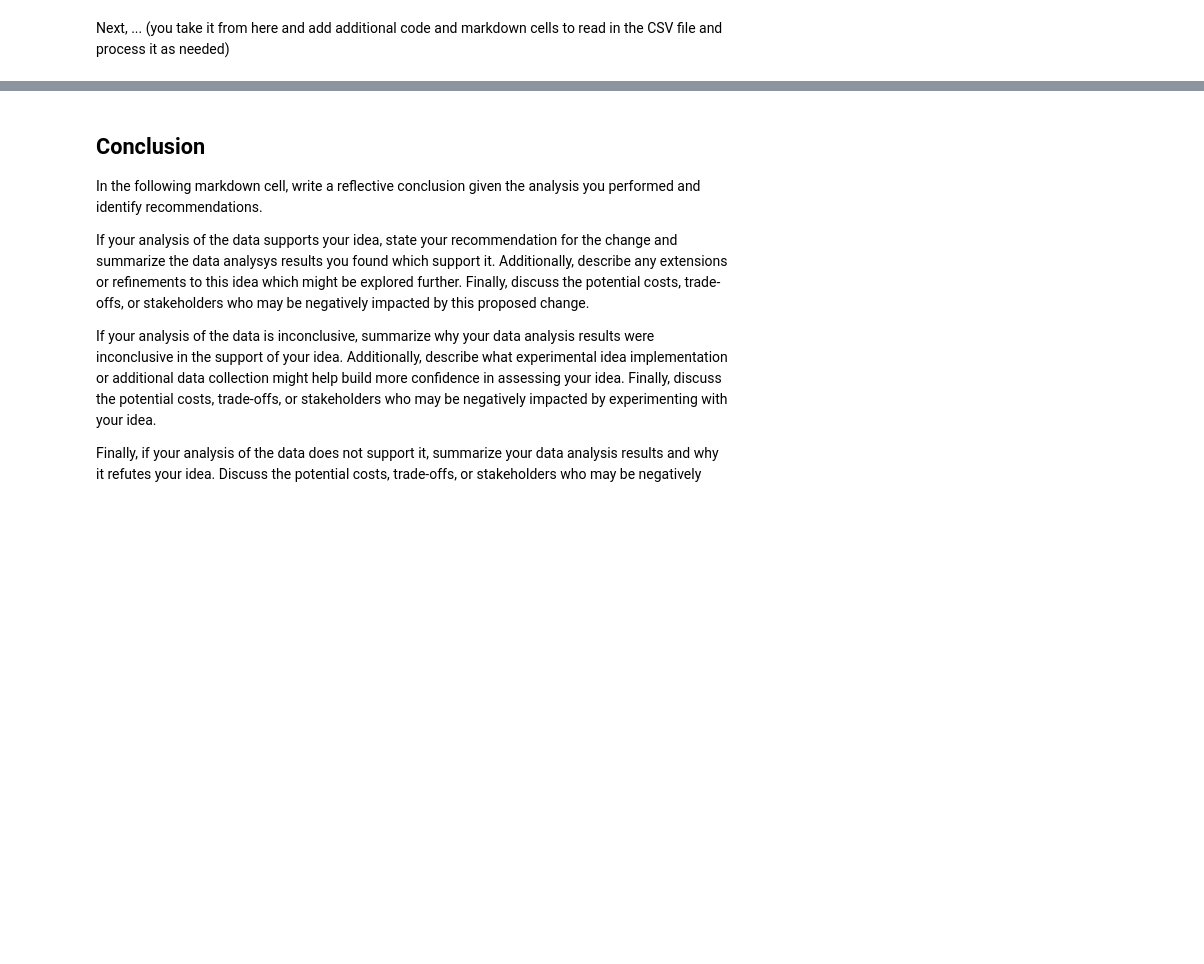
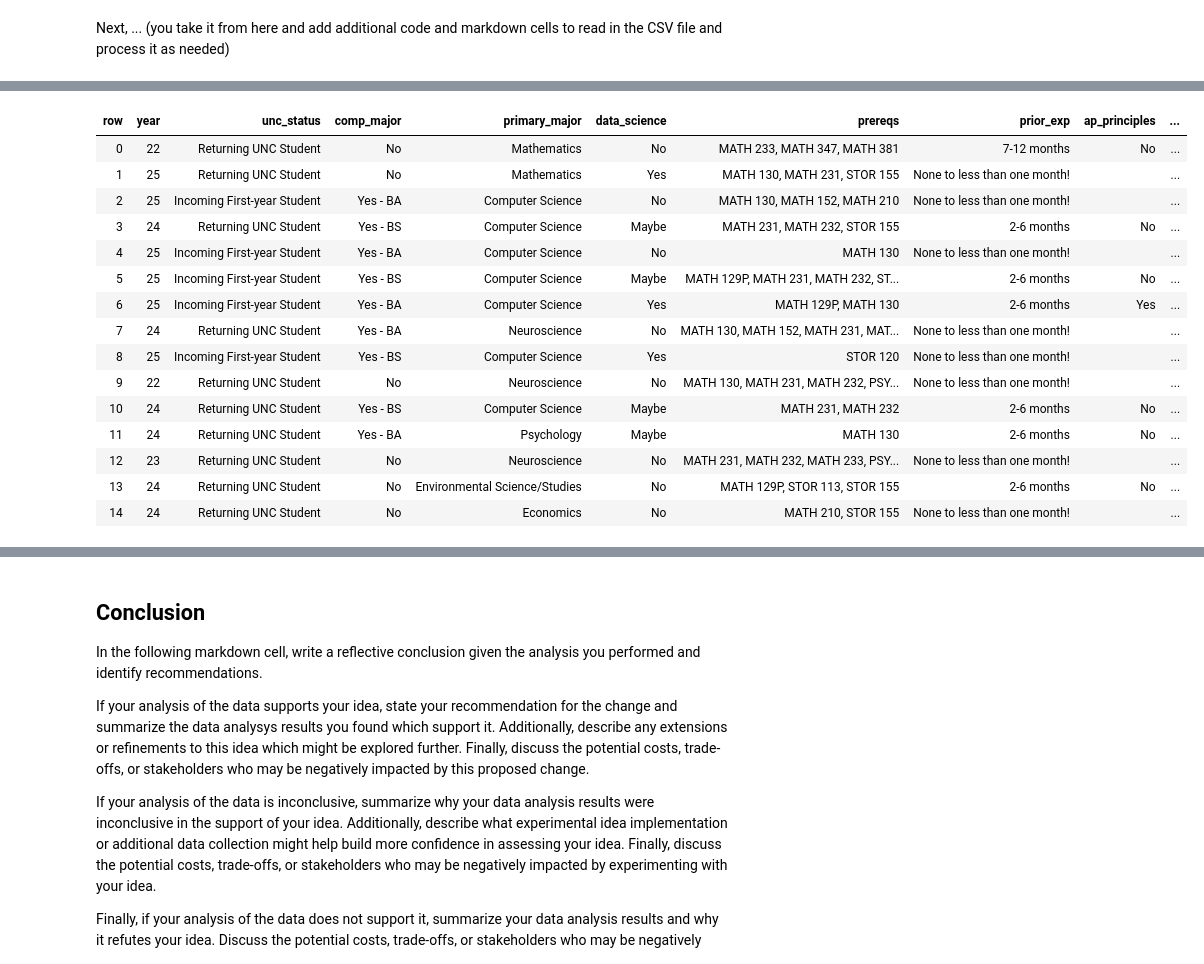
Before and after one commit to jmweaver20/comp110-22s-workspace, a Jupyter notebook: exercises/ex08/analysis.ipynb, the cells around one changed output, grey strips where cells are left out. Saved outputs shown, nothing was run; the diff lists cells and outputs as text; code cells hidden in the pictures; blank space fills up the shorter version.

```diff
--- a/exercises/ex08/analysis.ipynb
+++ b/exercises/ex08/analysis.ipynb
@@ -73,0 +117,21 @@ SURVEY_DATA_CSV_FILE_PATH: str = "../../data/survey.csv"
+# %%
+selected_data1: dict[str, list[str]] = select(data_cols, ["sync_perf", "all_sync"])
+data_cols_head: dict[str, list[str]] = head(data_cols, 15)
+tabulate(data_cols_head, data_cols_head.keys(), "html")
+# %% [output]
+| row | year | unc_status | comp_major | primary_major | data_science | prereqs | prior_exp | ap_principles | ... |
+| 0 | 22 | Returning UNC Student | No | Mathematics | No | MATH 233, MATH 347, MATH 381 | 7-12 months | No | ... |
+| 1 | 25 | Returning UNC Student | No | Mathematics | Yes | MATH 130, MATH 231, STOR 155 | None to less than one month! |  | ... |
+| 2 | 25 | Incoming First-year Student | Yes - BA | Computer Science | No | MATH 130, MATH 152, MATH 210 | None to less than one month! |  | ... |
+| 3 | 24 | Returning UNC Student | Yes - BS | Computer Science | Maybe | MATH 231, MATH 232, STOR 155 | 2-6 months | No | ... |
+| 4 | 25 | Incoming First-year Student | Yes - BA | Computer Science | No | MATH 130 | None to less than one month! |  | ... |
+| 5 | 25 | Incoming First-year Student | Yes - BS | Computer Science | Maybe | MATH 129P, MATH 231, MATH 232, ST... | 2-6 months | No | ... |
+| 6 | 25 | Incoming First-year Student | Yes - BA | Computer Science | Yes | MATH 129P, MATH 130 | 2-6 months | Yes | ... |
+| 7 | 24 | Returning UNC Student | Yes - BA | Neuroscience | No | MATH 130, MATH 152, MATH 231, MAT... | None to less than one month! |  | ... |
+| 8 | 25 | Incoming First-year Student | Yes - BS | Computer Science | Yes | STOR 120 | None to less than one month! |  | ... |
+| 9 | 22 | Returning UNC Student | No | Neuroscience | No | MATH 130, MATH 231, MATH 232, PSY... | None to less than one month! |  | ... |
+| 10 | 24 | Returning UNC Student | Yes - BS | Computer Science | Maybe | MATH 231, MATH 232 | 2-6 months | No | ... |
+| 11 | 24 | Returning UNC Student | Yes - BA | Psychology | Maybe | MATH 130 | 2-6 months | No | ... |
+| 12 | 23 | Returning UNC Student | No | Neuroscience | No | MATH 231, MATH 232, MATH 233, PSY... | None to less than one month! |  | ... |
+| 13 | 24 | Returning UNC Student | No | Environmental Science/Studies | No | MATH 129P, STOR 113, STOR 155 | 2-6 months | No | ... |
+| 14 | 24 | Returning UNC Student | No | Economics | No | MATH 210, STOR 155 | None to less than one month! |  | ... |
```
Also changed, not shown: parts of 18 cells of this notebook, 1 other file.
